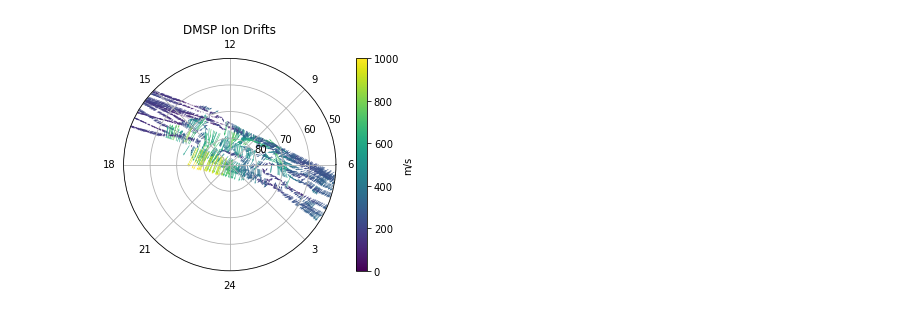
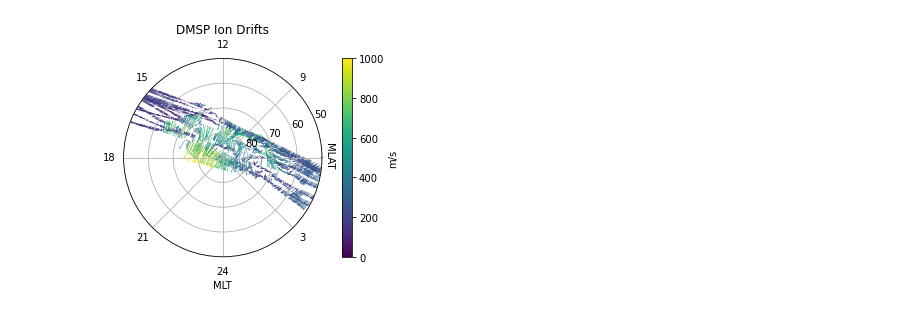
Before and after one commit to pysat/pysatTutorials, a Jupyter notebook: pysatTutorials/DMSP_Polar_Plotting_Example.ipynb, the cells around one changed output. Drawn from its saved outputs; the diff is of its cells as text; code cells hidden in the pictures.

Commit message:
ENH: Improved axes labels

```diff
--- a/pysatTutorials/DMSP_Polar_Plotting_Example.ipynb
+++ b/pysatTutorials/DMSP_Polar_Plotting_Example.ipynb
@@ -52,7 +52,7 @@ ivm.custom_attach(pysat_mad.instruments.methods.dmsp.add_drifts_polar_cap_x_y,
 
 # Download data if not already on system
 if fdate not in ivm.files.files.index:
-   ivm.download(fdate)
+    ivm.download(fdate)
 
 # Load data and apply all custom functions
 ivm.load(date=fdate)
@@ -60,35 +60,39 @@ ivm.load(date=fdate)
 # Plot multiple orbital passes across polar cap
 f = plt.figure()
 ax = f.add_subplot(111, polar=True)
+# ax.tick_params(labelleft=False, labelright=True,
+#                labeltop=False, labelbottom=True)
 ax.set_rlim(0, 40.)
 ax.set_xticks(np.linspace(0, 2. * np.pi - np.pi / 4., 8))
-ax.set_xticklabels([6, 9, 12, 15, 18, 21, 24, 3])
+ax.set_xticklabels(['', 9, 12, 15, 18, 21, 24, 3])
+ax.set_xlabel('MLT')
 ax.set_yticks([10, 20, 30, 40])
 ax.set_yticklabels([80, 70, 60, 50])
+ax.text(np.deg2rad(-5.), 41, 'MLAT', rotation=-90.)
 ax.grid(True)
 
 # Location of spacecraft in relative polar coords for plotting.
 theta = ivm['mlt'] * (np.pi / 12.) - np.pi / 2.
 r = 90. - np.abs(ivm['mlat'])
 
 # Calculate magnitude of ion drifts for color values
 mag = np.sqrt(ivm['ion_vel_pc_x']**2 + ivm['ion_vel_pc_y']**2)
 
 # Make plot of ion drifts
 slice_x = ma.masked_where(np.isnan(ivm['ion_vel_pc_x']), ivm['ion_vel_pc_x'])
 slice_y = ma.masked_where(np.isnan(ivm['ion_vel_pc_y']), ivm['ion_vel_pc_y'])
 vec_plot = ax.quiver(theta, r, slice_x, slice_y, mag, scale=10000,
                     clim=[0, 1000.])
 
 # Plot drifts without both an RPA and DM measurement in red.
 idx, = np.where(ivm['partial'] == 1)
 ax.quiver(theta[idx], r[idx], slice_x[idx], slice_y[idx], color='r',
          scale=10000)
 
 # Title, colorbar, and save.
 plt.title('DMSP Ion Drifts')
 plt.colorbar(vec_plot, label='m/s')
 plt.tight_layout()
 plt.savefig('ex_dmsp_methods.png')
 # %% [output]
-[figure, old version]
+[figure, new version]
```
